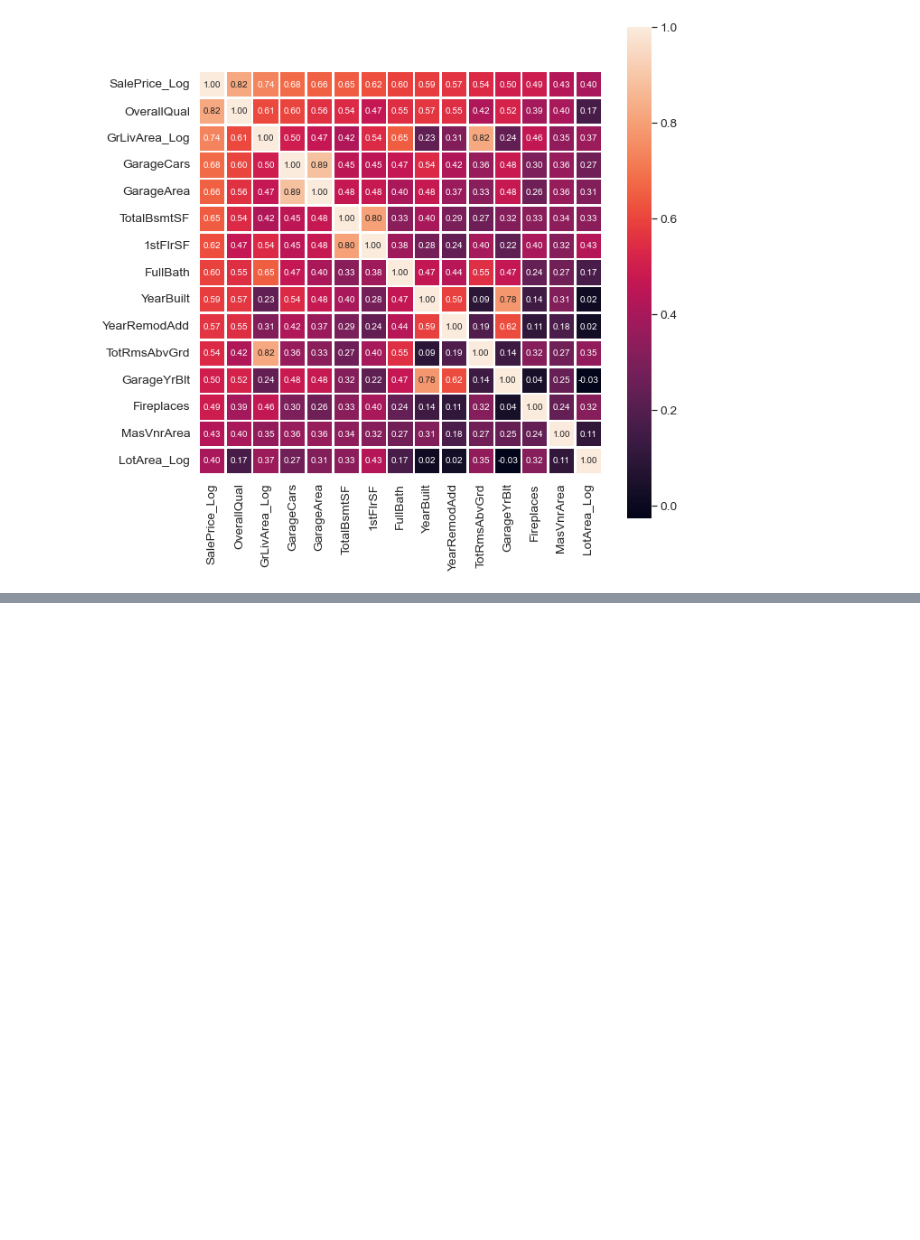
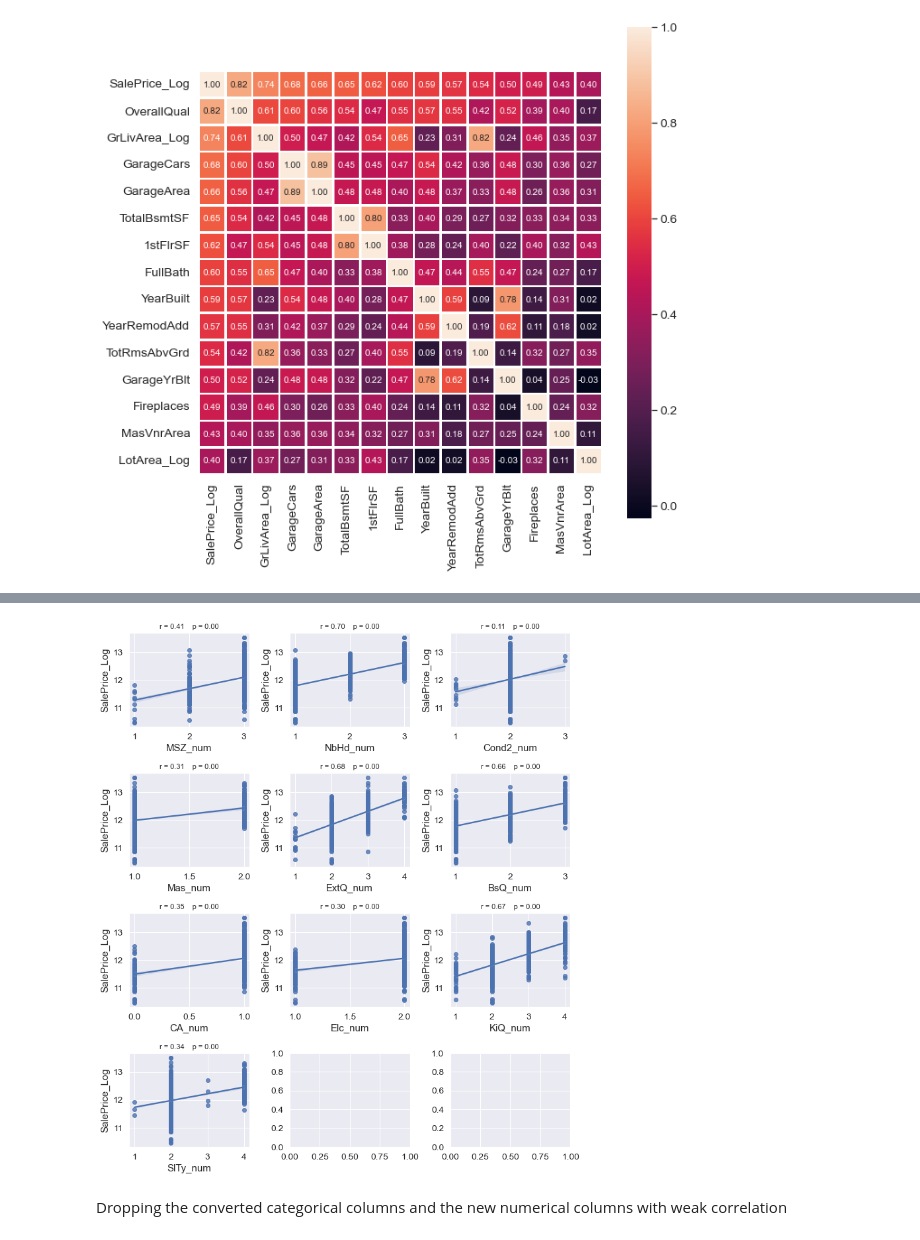
Before and after one commit to yagaoka/HousePrices, a Jupyter notebook: house_price_biginner.ipynb, the cells around one changed output, grey strips where cells are left out. Saved outputs shown, nothing was run; the diff lists cells and outputs as text; code cells hidden in the pictures; blank space fills up the shorter version.

```diff
--- a/house_price_biginner.ipynb
+++ b/house_price_biginner.ipynb
@@ -480,0 +603,23 @@ plot_corr_matrix(df_train, nr_feats, target)
+# %%
+new_col_num = ["MSZ_num", "NbHd_num", "Cond2_num", "Mas_num", "ExtQ_num", "BsQ_num", "CA_num", "Elc_num", "KiQ_num", "SlTy_num"]
+
+nr_rows = 4
+nr_cols = 3
+
+fig, axs = plt.subplots(nr_rows, nr_cols, figsize=(nr_cols * 3.5, nr_rows * 3))
+
+for r in range(0, nr_rows):
+    for c in range(0, nr_cols):
+        i = r * nr_cols + c
+        if i < len(new_col_num):
+            sns.regplot(df_train[new_col_num[i]], df_train[target], ax=axs[r][c])
+            stp = stats.pearsonr(df_train[new_col_num[i]], df_train[target])
+            str_title = "r = " + "{0:.2f}".format(stp[0]) + "    " + "p = " + "{0:.2f}".format(stp[1])
+            axs[r][c].set_title(str_title, fontsize=11)
+
+plt.tight_layout()
+plt.show()
+# %% [output]
+[figure, added]
+# %% [markdown]
+Dropping the converted categorical columns and the new numerical columns with weak correlation
```
Also changed, not shown: parts of 43 cells of this notebook.
